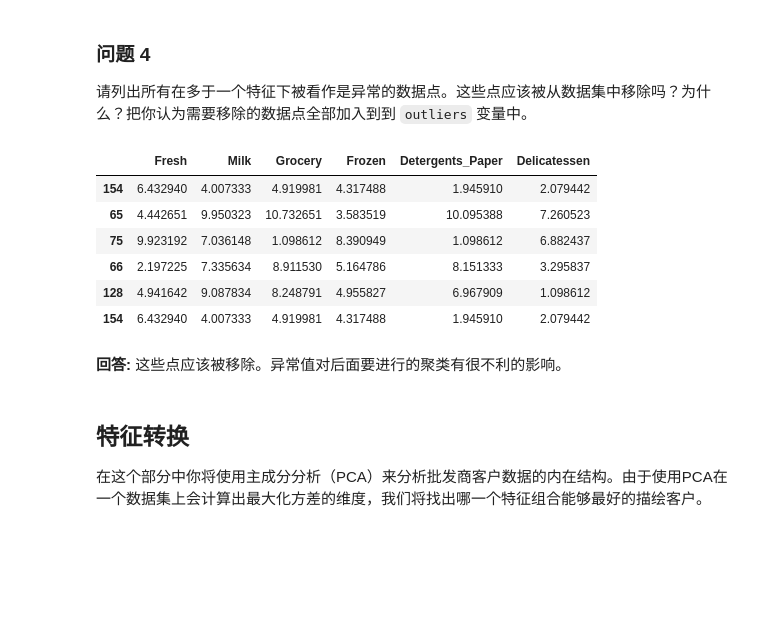
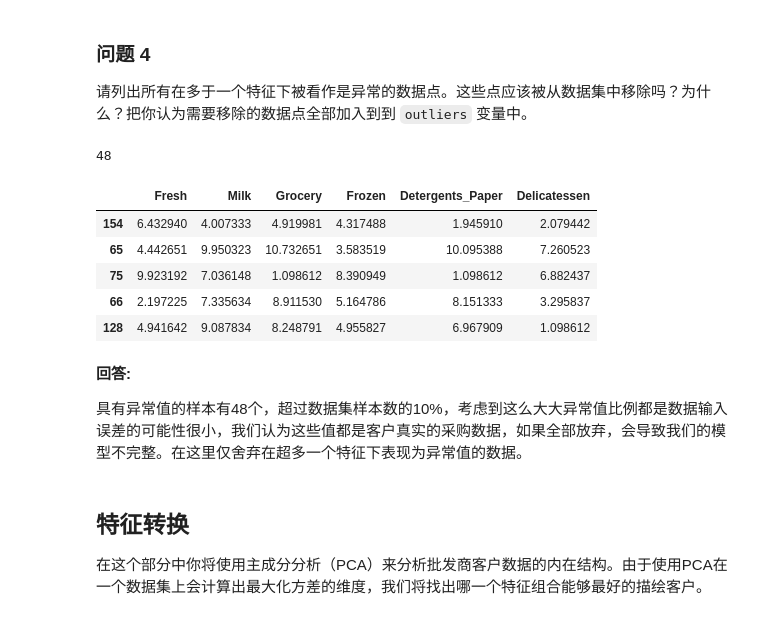
Before and after one commit to xueran1991/MLND-customer_segments, a Jupyter notebook: customer_segments.ipynb, the cells around one changed output. Drawn from its saved outputs; the diff is of its cells as text; code cells hidden in the pictures; blank space fills up the shorter version.

```diff
--- a/customer_segments.ipynb
+++ b/customer_segments.ipynb
@@ -288,22 +283,27 @@ Data points considered outliers for the feature 'Delicatessen':
 # %% [markdown]
 ### 问题 4
 请列出所有在多于一个特征下被看作是异常的数据点。这些点应该被从数据集中移除吗？为什么？把你认为需要移除的数据点全部加入到到 `outliers` 变量中。
+# %%
+#具有异常值得样本数量
+len(outliers)
+# %% [output]
+48
 # %%
+lists = []
 dups = []
-not_dups = []
 for x in outliers:
-    if x not in not_dups:
-        not_dups.append(x)
+    if x not in lists:
+        lists.append(x)
     else:
-        dups.append(x)
-log_data.iloc[dups]
+        if x not in dups:
+            dups.append(x)
+# 具有2个或跟多异常特征值的数据
+outliers = dups
+log_data.iloc[outliers]
 # %% [output]
 |  | Fresh | Milk | Grocery | Frozen | Detergents_Paper | Delicatessen |
 | 154 | 6.432940 | 4.007333 | 4.919981 | 4.317488 | 1.945910 | 2.079442 |
 | 65 | 4.442651 | 9.950323 | 10.732651 | 3.583519 | 10.095388 | 7.260523 |
 | 75 | 9.923192 | 7.036148 | 1.098612 | 8.390949 | 1.098612 | 6.882437 |
 | 66 | 2.197225 | 7.335634 | 8.911530 | 5.164786 | 8.151333 | 3.295837 |
 | 128 | 4.941642 | 9.087834 | 8.248791 | 4.955827 | 6.967909 | 1.098612 |
-| 154 | 6.432940 | 4.007333 | 4.919981 | 4.317488 | 1.945910 | 2.079442 |
-# %% [markdown]
-**回答:** 这些点应该被移除。异常值对后面要进行的聚类有很不利的影响。
@@ -310,3 +313,7 @@ log_data.iloc[dups]
+# %% [markdown]
+**回答:**
+
+具有异常值的样本有48个，超过数据集样本数的10%，考虑到这么大大异常值比例都是数据输入误差的可能性很小，我们认为这些值都是客户真实的采购数据，如果全部放弃，会导致我们的模型不完整。在这里仅舍弃在超多一个特征下表现为异常值的数据。
 # %% [markdown]
 ## 特征转换
 在这个部分中你将使用主成分分析（PCA）来分析批发商客户数据的内在结构。由于使用PCA在一个数据集上会计算出最大化方差的维度，我们将找出哪一个特征组合能够最好的描绘客户。
```
Also changed, not shown: parts of 23 cells of this notebook, 1 other file.
